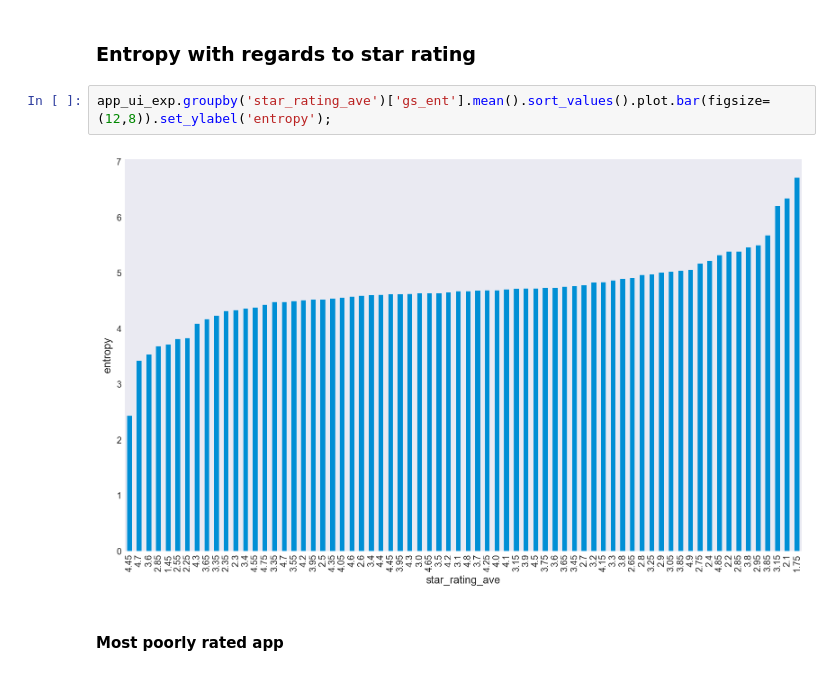
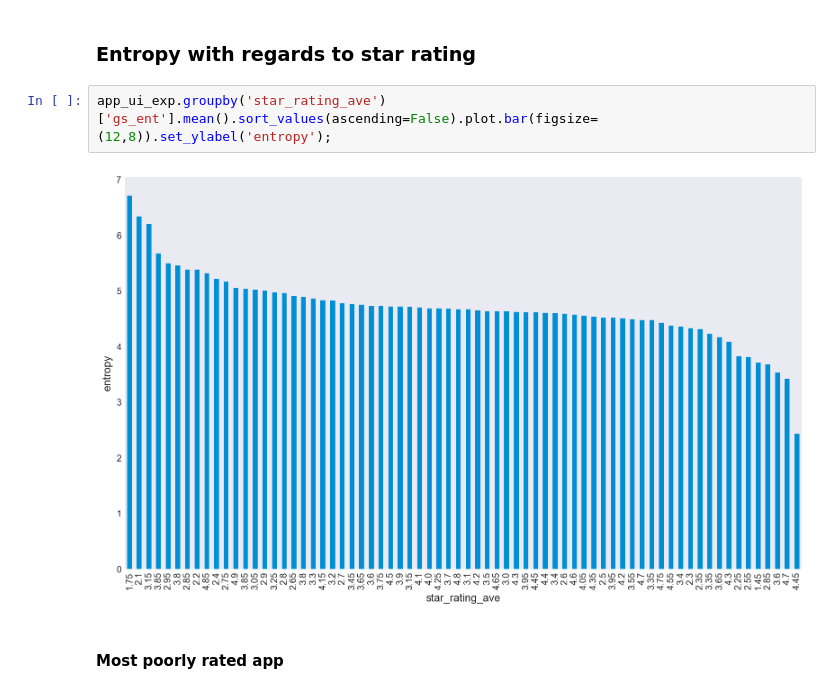
Before and after one commit to vnessified/information_theory_ui_analysis, a Jupyter notebook: notebooks/entropy_model.ipynb, the cells around one changed output. Saved outputs shown, nothing was run; the diff lists cells and outputs as text.

Commit message:
sort desc

```diff
--- a/notebooks/entropy_model.ipynb
+++ b/notebooks/entropy_model.ipynb
@@ -276,9 +276,9 @@ PIL.Image.open(app_ui_exp.resized_file[64351])
 # %% [markdown]
 ### Entropy with regards to star rating
 # %%
-app_ui_exp.groupby('star_rating_ave')['gs_ent'].mean().sort_values().plot.bar(figsize=(12,8)).set_ylabel('entropy');
+app_ui_exp.groupby('star_rating_ave')['gs_ent'].mean().sort_values(ascending=False).plot.bar(figsize=(12,8)).set_ylabel('entropy');
 # %% [output]
-[figure, old version]
+[figure, new version]
 # %% [markdown]
 #### Most poorly rated app
 # %%
```
